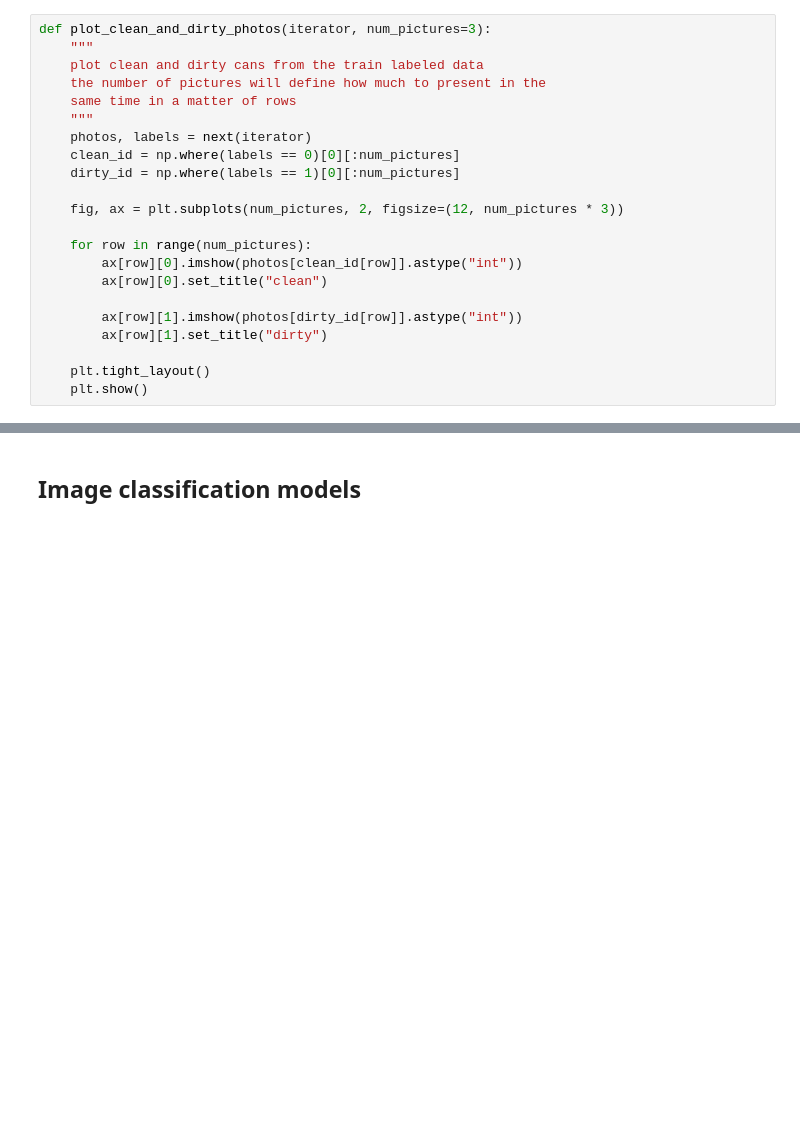
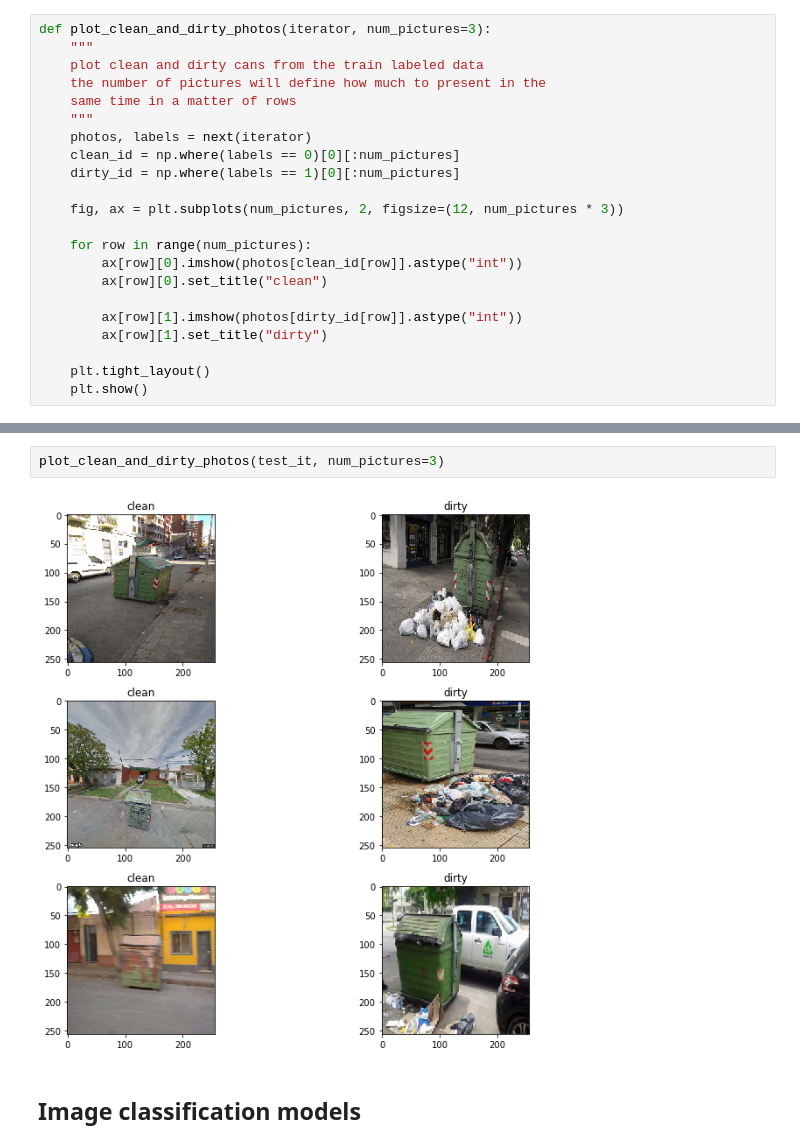
Before and after one commit to InbarShirizly/GIGO, a Jupyter notebook: GIGO-model.ipynb, the cells around one changed output, grey strips where cells are left out. Saved outputs shown, nothing was run; the diff lists cells and outputs as text; blank space fills up the shorter version.

```diff
--- a/GIGO-model.ipynb
+++ b/GIGO-model.ipynb
@@ -59,3 +61,7 @@ plot_clean_and_dirty_photos(train_it, 3)
+# %%
+plot_clean_and_dirty_photos(test_it, num_pictures=3)
+# %% [output]
+[figure, added]
 # %% [markdown]
 ## Image classification models
 # %% [markdown]
```
Also changed, not shown: parts of 15 cells of this notebook, 1 other file.
